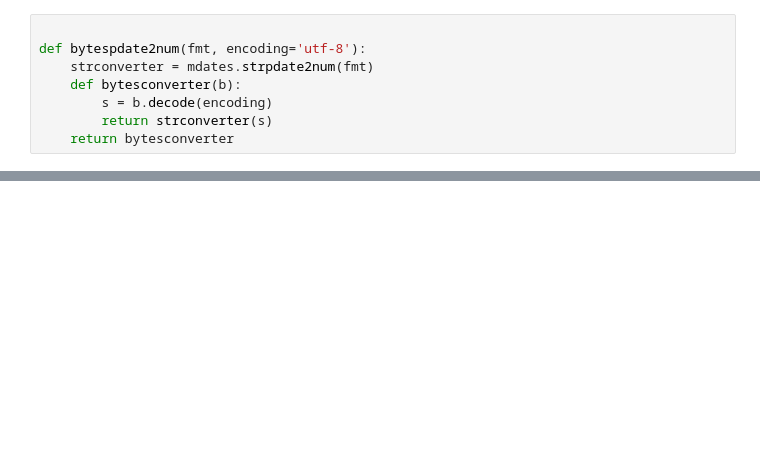
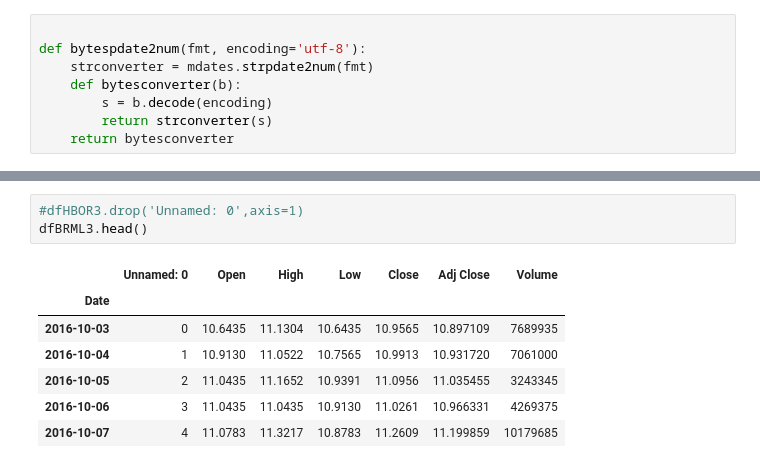
Before and after one commit to EduardoSSR/Financial-Engineering, a Jupyter notebook: Trabalhos/Testes.ipynb, the cells around one changed output, grey strips where cells are left out. Saved outputs shown, nothing was run; the diff lists cells and outputs as text; blank space fills up the shorter version.

```diff
--- a/Trabalhos/Testes.ipynb
+++ b/Trabalhos/Testes.ipynb
@@ -126,0 +157,11 @@ stocks_all.head()
+# %%
+#dfHBOR3.drop('Unnamed: 0',axis=1)
+dfBRML3.head()
+# %% [output]
+|  | Unnamed: 0 | Open | High | Low | Close | Adj Close | Volume |
+| Date |  |  |  |  |  |  |  |
+| 2016-10-03 | 0 | 10.6435 | 11.1304 | 10.6435 | 10.9565 | 10.897109 | 7689935 |
+| 2016-10-04 | 1 | 10.9130 | 11.0522 | 10.7565 | 10.9913 | 10.931720 | 7061000 |
+| 2016-10-05 | 2 | 11.0435 | 11.1652 | 10.9391 | 11.0956 | 11.035455 | 3243345 |
+| 2016-10-06 | 3 | 11.0435 | 11.0435 | 10.9130 | 11.0261 | 10.966331 | 4269375 |
+| 2016-10-07 | 4 | 11.0783 | 11.3217 | 10.8783 | 11.2609 | 11.199859 | 10179685 |
```
Also changed, not shown: parts of 17 cells of this notebook, 5 other files.
